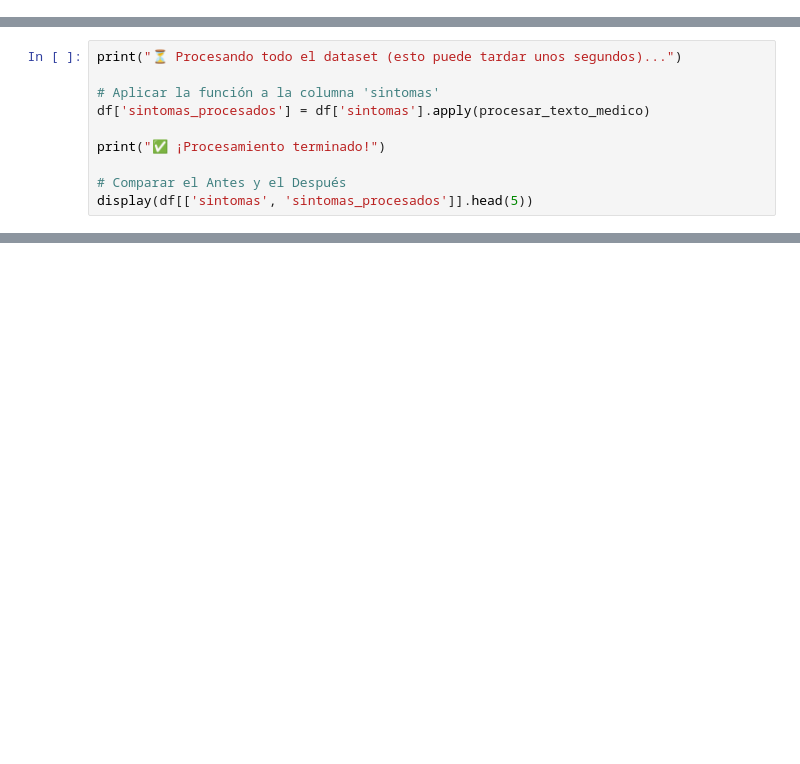
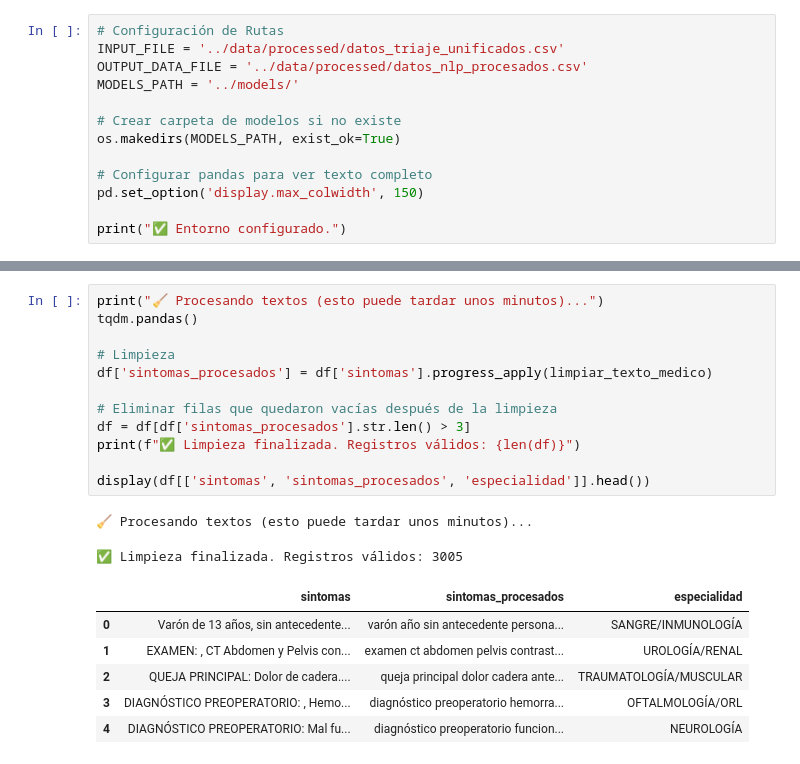
Before and after one commit to fundestpuente/SIC-Clasificador-de-urgencias-medicas-basado-en-la-interpretacion-de-sintomas-mediante-IA, a Jupyter notebook: notebooks/2_preprocesamiento_nlp.ipynb, the cells around one changed output, grey strips where cells are left out. Drawn from its saved outputs; the diff is of its cells as text; blank space fills up the shorter version.

```diff
--- a/notebooks/2_preprocesamiento_nlp.ipynb
+++ b/notebooks/2_preprocesamiento_nlp.ipynb
@@ -0,0 +25,13 @@
+# %%
+# Configuración de Rutas
+INPUT_FILE = '../data/processed/datos_triaje_unificados.csv'
+OUTPUT_DATA_FILE = '../data/processed/datos_nlp_procesados.csv'
+MODELS_PATH = '../models/'
+
+# Crear carpeta de modelos si no existe
+os.makedirs(MODELS_PATH, exist_ok=True)
+
+# Configurar pandas para ver texto completo
+pd.set_option('display.max_colwidth', 150)
+
+print("✅ Entorno configurado.")
@@ -62,10 +58,0 @@ Procesado: paciente presentar dolor fuerte abdomen vómito constante no presenta
-# %%
-print("⏳ Procesando todo el dataset (esto puede tardar unos segundos)...")
-
-# Aplicar la función a la columna 'sintomas'
-df['sintomas_procesados'] = df['sintomas'].apply(procesar_texto_medico)
-
-print("✅ ¡Procesamiento terminado!")
-
-# Comparar el Antes y el Después
-display(df[['sintomas', 'sintomas_procesados']].head(5))
@@ -80,0 +101,21 @@ display(df[['sintomas', 'sintomas_procesados']].head(5))
+# %%
+print("🧹 Procesando textos (esto puede tardar unos minutos)...")
+tqdm.pandas()
+
+# Limpieza
+df['sintomas_procesados'] = df['sintomas'].progress_apply(limpiar_texto_medico)
+
+# Eliminar filas que quedaron vacías después de la limpieza
+df = df[df['sintomas_procesados'].str.len() > 3]
+print(f"✅ Limpieza finalizada. Registros válidos: {len(df)}")
+
+display(df[['sintomas', 'sintomas_procesados', 'especialidad']].head())
+# %% [output]
+🧹 Procesando textos (esto puede tardar unos minutos)...
+✅ Limpieza finalizada. Registros válidos: 3005
+|  | sintomas | sintomas_procesados | especialidad |
+| 0 | Varón de 13 años, sin antecedente... | varón año sin antecedente persona... | SANGRE/INMUNOLOGÍA |
+| 1 | EXAMEN: , CT Abdomen y Pelvis con... | examen ct abdomen pelvis contrast... | UROLOGÍA/RENAL |
+| 2 | QUEJA PRINCIPAL: Dolor de cadera.... | queja principal dolor cadera ante... | TRAUMATOLOGÍA/MUSCULAR |
+| 3 | DIAGNÓSTICO PREOPERATORIO: , Hemo... | diagnóstico preoperatorio hemorra... | OFTALMOLOGÍA/ORL |
+| 4 | DIAGNÓSTICO PREOPERATORIO: Mal fu... | diagnóstico preoperatorio funcion... | NEUROLOGÍA |
```
Also changed, not shown: parts of 13 cells of this notebook, 17 other files.
